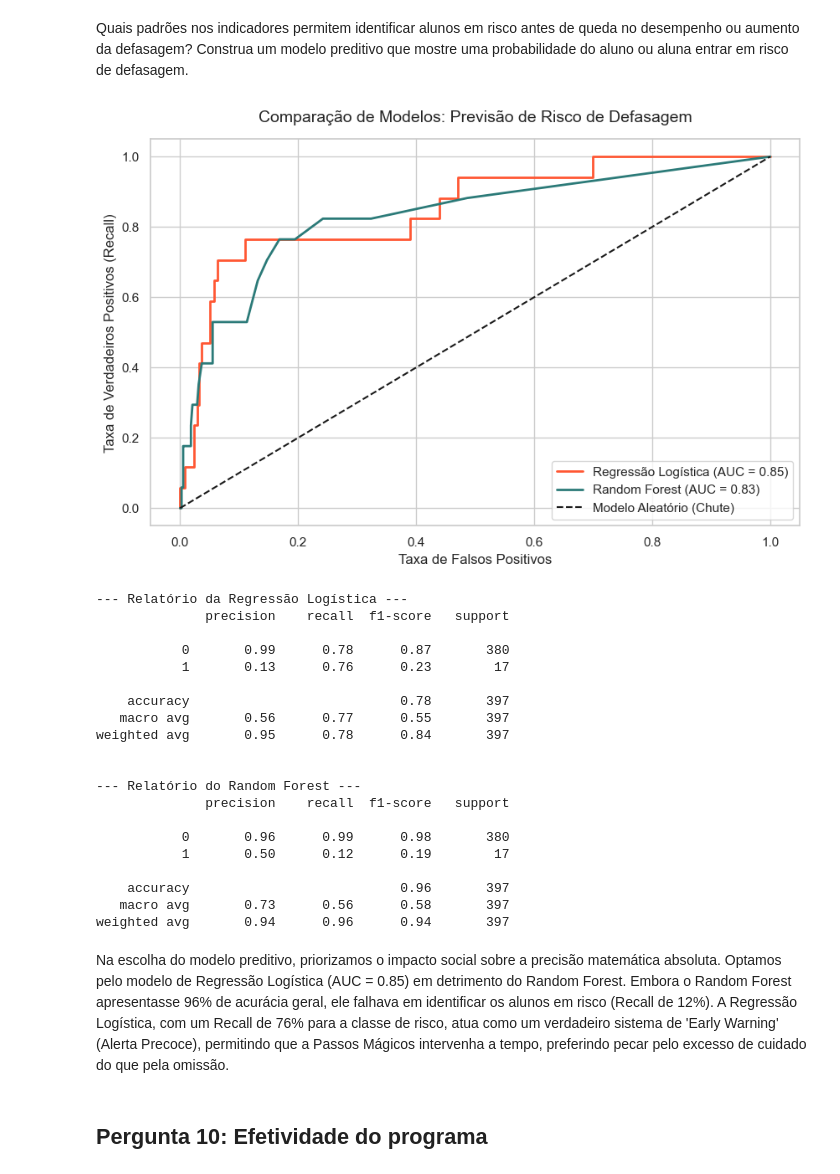
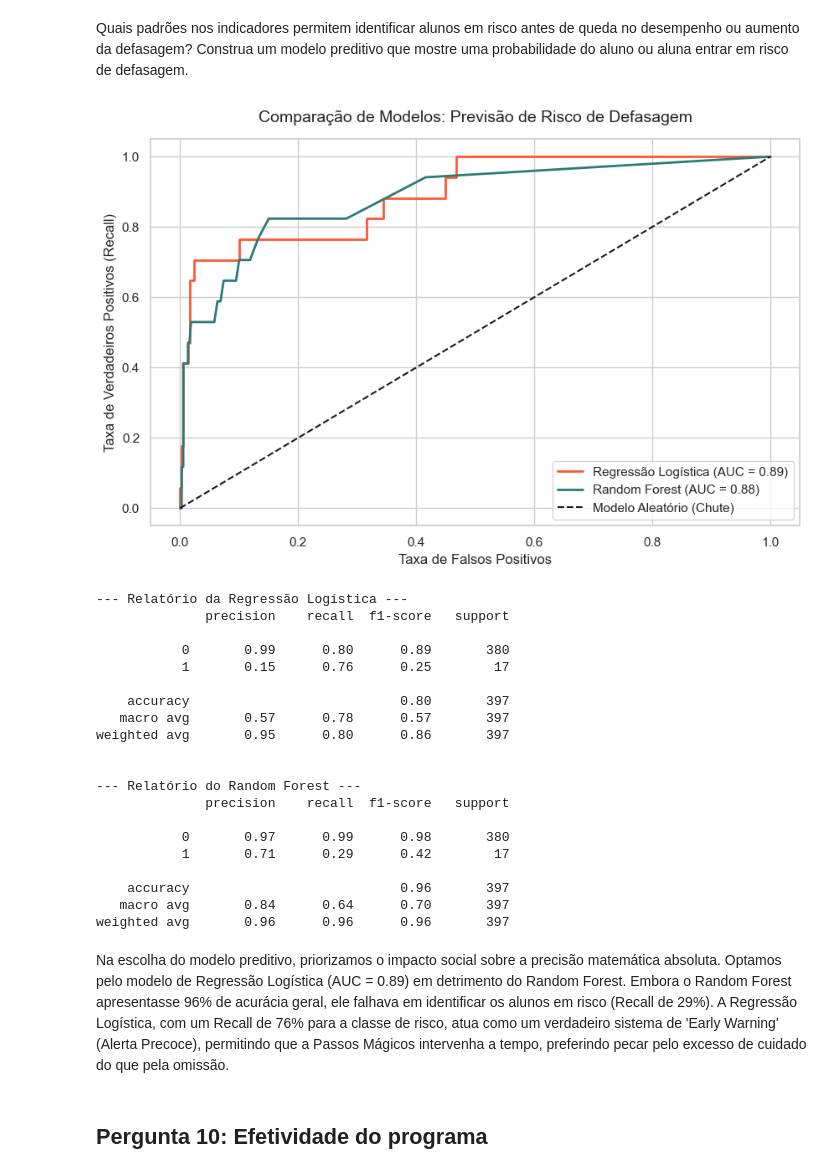
Before and after one commit to AndrePantano/fiap-dtat-tech-challenge-5, a Jupyter notebook: notebooks/01_eda.ipynb, the cells around one changed output. Cells and saved outputs as stored; diff of their text form; code cells hidden in the pictures.

Commit message:
Update EDA, feature engineering, model and trained model

```diff
--- a/notebooks/01_eda.ipynb
+++ b/notebooks/01_eda.ipynb
@@ -492,7 +492,7 @@ df_ml['defasagem_futura'] = df_ml.groupby('ra')['defasagem'].shift(-1)
 df_ml['risco_futuro'] = df_ml['defasagem_futura'].apply(lambda x: 1 if x > 0 else 0)
 
 # Selecionando as features (indicadores do ano atual) e removendo nulos
-features = ['ida', 'ieg', 'ips', 'ipp', 'iaa']
+features = ['ida', 'ieg', 'ips', 'ipp', 'fase', 'idade']
 df_ml = df_ml.dropna(subset=features + ['risco_futuro'])
 
 X = df_ml[features]
@@ -516,56 +516,56 @@ y_prob_log = log_reg.predict_proba(X_test)[:, 1]
 y_prob_rf = rf_clf.predict_proba(X_test)[:, 1]
 
 # Calculando a Área Sob a Curva (AUC - quanto mais perto de 1, melhor)
 auc_log = roc_auc_score(y_test, y_prob_log)
 auc_rf = roc_auc_score(y_test, y_prob_rf)
 
 # Gerando os dados para plotar a curva
 fpr_log, tpr_log, _ = roc_curve(y_test, y_prob_log)
 fpr_rf, tpr_rf, _ = roc_curve(y_test, y_prob_rf)
 
 # --- PLOTANDO A COMPARAÇÃO (CURVA ROC) ---
 plt.figure(figsize=(10, 6))
 sns.set_theme(style="whitegrid")
 
 plt.plot(fpr_log, tpr_log, label=f'Regressão Logística (AUC = {auc_log:.2f})', color='#FF5733', linewidth=2)
 plt.plot(fpr_rf, tpr_rf, label=f'Random Forest (AUC = {auc_rf:.2f})', color='#2B7A78', linewidth=2)
 plt.plot([0, 1], [0, 1], 'k--', label='Modelo Aleatório (Chute)')
 
 plt.title('Comparação de Modelos: Previsão de Risco de Defasagem', fontsize=14, pad=15)
 plt.xlabel('Taxa de Falsos Positivos', fontsize=12)
 plt.ylabel('Taxa de Verdadeiros Positivos (Recall)', fontsize=12)
 plt.legend(loc='lower right')
 plt.show()
 
 # Printando o relatório detalhado
 print("--- Relatório da Regressão Logística ---")
 print(classification_report(y_test, log_reg.predict(X_test)))
 print("\n--- Relatório do Random Forest ---")
 print(classification_report(y_test, rf_clf.predict(X_test)))
 # %% [output]
-[figure, old version]
+[figure, new version]
 --- Relatório da Regressão Logística ---
               precision    recall  f1-score   support
 
-           0       0.99      0.78      0.87       380
-           1       0.13      0.76      0.23        17
+           0       0.99      0.80      0.89       380
+           1       0.15      0.76      0.25        17
 
-    accuracy                           0.78       397
-   macro avg       0.56      0.77      0.55       397
-weighted avg       0.95      0.78      0.84       397
+    accuracy                           0.80       397
+   macro avg       0.57      0.78      0.57       397
+weighted avg       0.95      0.80      0.86       397
 
 
 --- Relatório do Random Forest ---
               precision    recall  f1-score   support
 
-           0       0.96      0.99      0.98       380
-           1       0.50      0.12      0.19        17
+           0       0.97      0.99      0.98       380
+           1       0.71      0.29      0.42        17
 
     accuracy                           0.96       397
-   macro avg       0.73      0.56      0.58       397
-weighted avg       0.94      0.96      0.94       397
+   macro avg       0.84      0.64      0.70       397
+weighted avg       0.96      0.96      0.96       397
 # %% [markdown]
-Na escolha do modelo preditivo, priorizamos o impacto social sobre a precisão matemática absoluta. Optamos pelo modelo de Regressão Logística (AUC = 0.85) em detrimento do Random Forest. Embora o Random Forest apresentasse 96% de acurácia geral, ele falhava em identificar os alunos em risco (Recall de 12%). A Regressão Logística, com um Recall de 76% para a classe de risco, atua como um verdadeiro sistema de 'Early Warning' (Alerta Precoce), permitindo que a Passos Mágicos intervenha a tempo, preferindo pecar pelo excesso de cuidado do que pela omissão.
+Na escolha do modelo preditivo, priorizamos o impacto social sobre a precisão matemática absoluta. Optamos pelo modelo de Regressão Logística (AUC = 0.89) em detrimento do Random Forest. Embora o Random Forest apresentasse 96% de acurácia geral, ele falhava em identificar os alunos em risco (Recall de 29%). A Regressão Logística, com um Recall de 76% para a classe de risco, atua como um verdadeiro sistema de 'Early Warning' (Alerta Precoce), permitindo que a Passos Mágicos intervenha a tempo, preferindo pecar pelo excesso de cuidado do que pela omissão.
 # %% [markdown]
 ## Pergunta 10: Efetividade do programa
 # %% [markdown]
```
Also changed, not shown: 3 other files.
